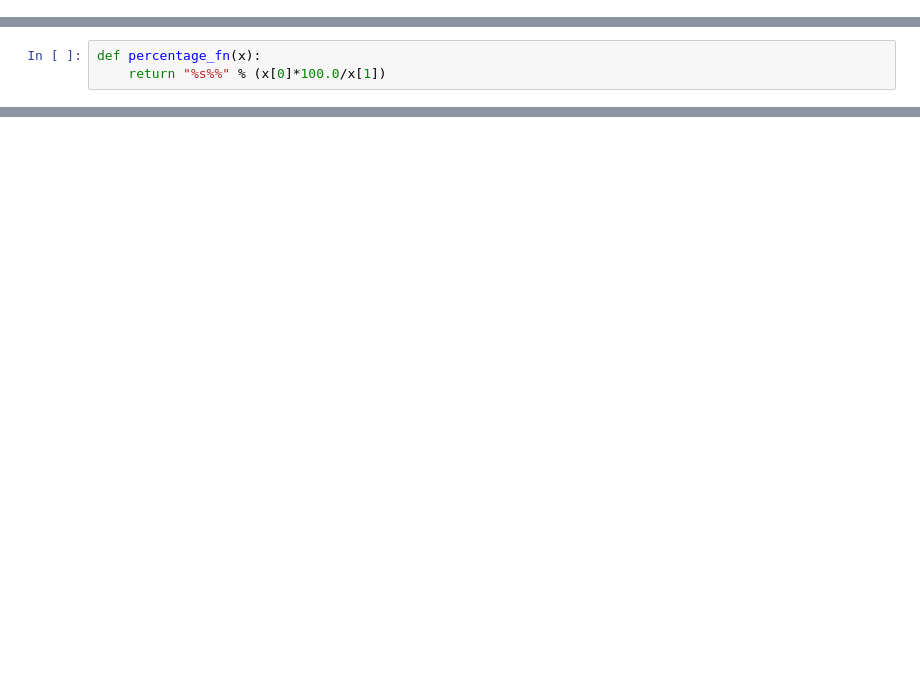
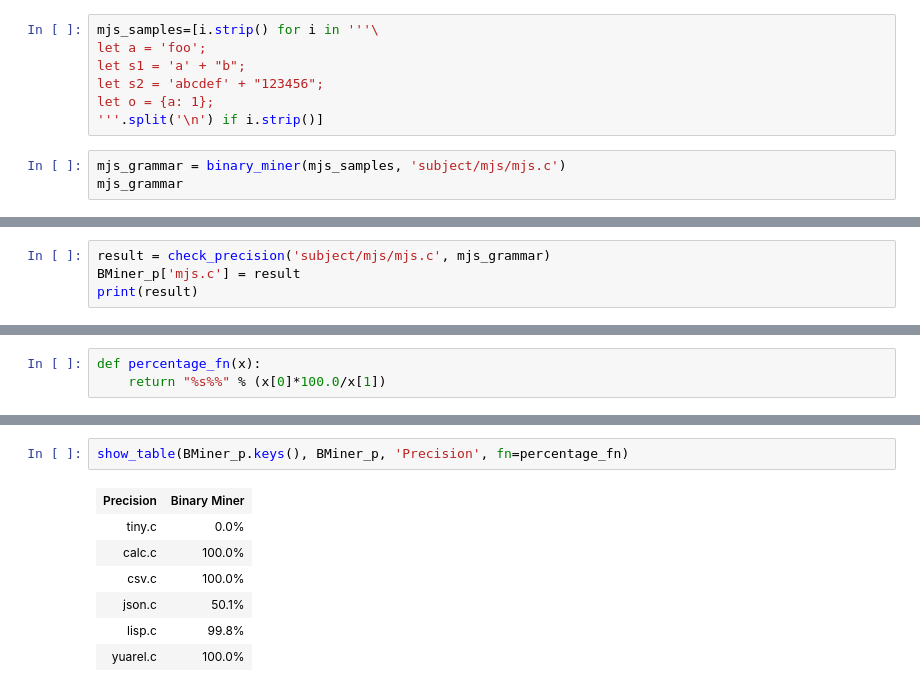
Before and after one commit to obanji/MScThesis, a Jupyter notebook: Final.ipynb, the cells around one changed output, grey strips where cells are left out. Cells and saved outputs as stored; diff of their text form; blank space fills up the shorter version.

```diff
--- a/Final.ipynb
+++ b/Final.ipynb
@@ -2156,0 +2256,10 @@ yxml_grammar
+# %%
+mjs_samples=[i.strip() for i in '''\
+let a = 'foo';
+let s1 = 'a' + "b";
+let s2 = 'abcdef' + "123456";
+let o = {a: 1};
+'''.split('\n') if i.strip()]
+# %%
+mjs_grammar = binary_miner(mjs_samples, 'subject/mjs/mjs.c')
+mjs_grammar
@@ -2157,2 +2271,6 @@ yxml_grammar
+# %%
+result = check_precision('subject/mjs/mjs.c', mjs_grammar)
+BMiner_p['mjs.c'] = result
+print(result)
 # %%
 clean_build()
@@ -2198,0 +2330,10 @@ How many inputs we generate using our inferred grammar is valid? (accepted by th
+# %%
+show_table(BMiner_p.keys(), BMiner_p, 'Precision', fn=percentage_fn)
+# %% [output]
+| Precision | Binary Miner |
+| tiny.c | 0.0% |
+| calc.c | 100.0% |
+| csv.c | 100.0% |
+| json.c | 50.1% |
+| lisp.c | 99.8% |
+| yuarel.c | 100.0% |
```
Also changed, not shown: parts of 56 cells of this notebook, 10 other files.
